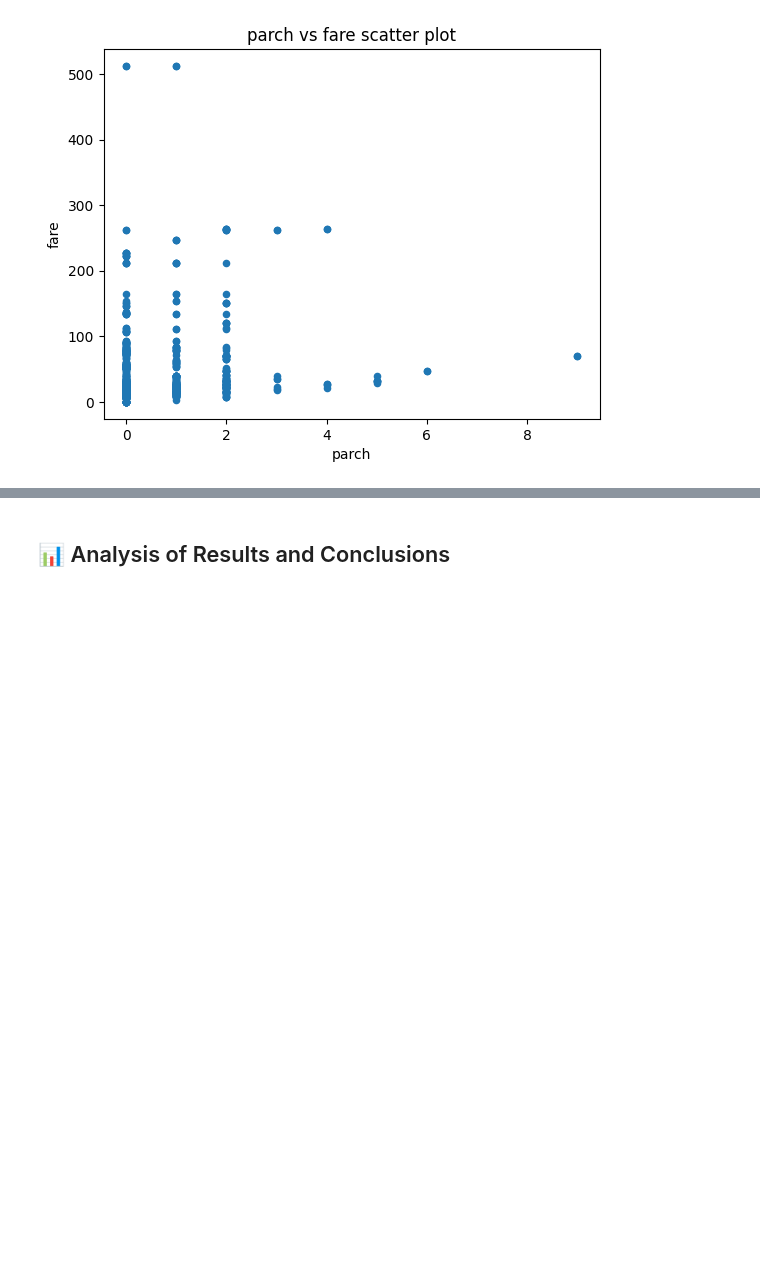
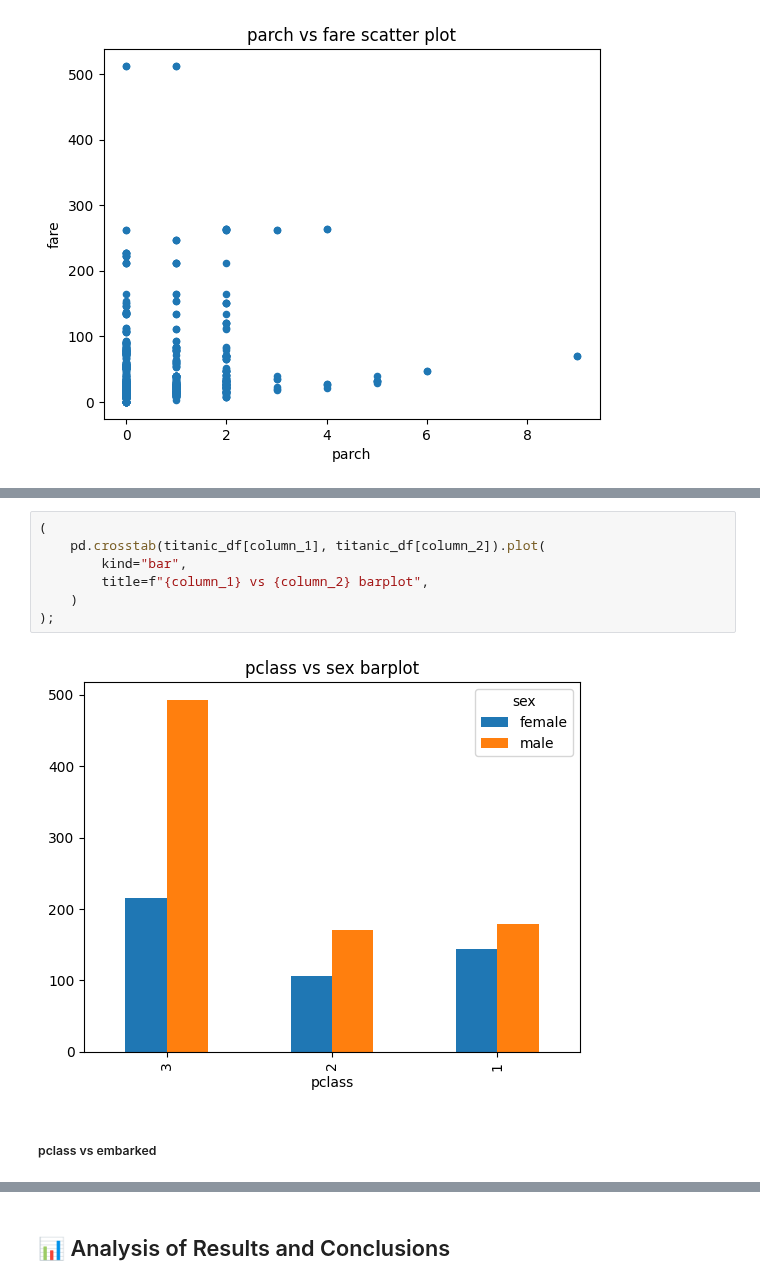
Before and after one commit to JoseRZapata/demo-data-science-template, a Jupyter notebook: notebooks/3-analysis/02-jrz-data_description_Manual-pandas-2024_10_24.ipynb, the cells around one changed output, grey strips where cells are left out. Saved outputs shown, nothing was run; the diff lists cells and outputs as text; blank space fills up the shorter version.

```diff
--- a/notebooks/3-analysis/02-jrz-data_description_Manual-pandas-2024_10_24.ipynb
+++ b/notebooks/3-analysis/02-jrz-data_description_Manual-pandas-2024_10_24.ipynb
@@ -749,0 +779,11 @@ titanic_df.plot(
+# %%
+(
+    pd.crosstab(titanic_df[column_1], titanic_df[column_2]).plot(
+        kind="bar",
+        title=f"{column_1} vs {column_2} barplot",
+    )
+);
+# %% [output]
+[figure, added]
+# %% [markdown]
+##### pclass vs embarked
```
Also changed, not shown: parts of 51 cells of this notebook.
